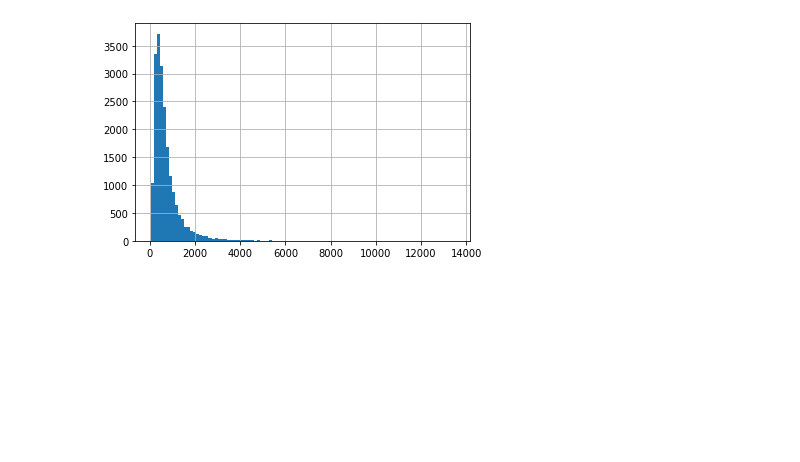
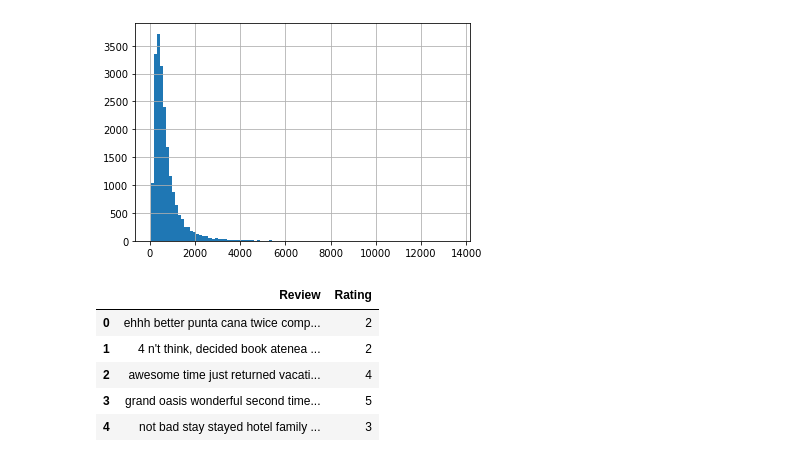
Before and after one commit to Inventrohyder/ailab-review_sentiment, a Jupyter notebook: analysis.ipynb, the cells around one changed output. Drawn from its saved outputs; the diff is of its cells as text; code cells hidden in the pictures; blank space fills up the shorter version.

```diff
--- a/analysis.ipynb
+++ b/analysis.ipynb
@@ -30,3 +31,21 @@ df['Length'].hist(bins=100)
 # %% [output]
 <AxesSubplot:>
 [figure]
+# %%
+sentences = list(df['Review'])
+labels = list(df['Rating'])
+
+X_train, X_test, y_train, y_test = train_test_split(sentences, labels, random_state=0)
+
+df_test = pd.DataFrame({
+    'Review': X_test,
+    'Rating': y_test
+})
+df_test.head()
+# %% [output]
+|  | Review | Rating |
+| 0 | ehhh better punta cana twice comp... | 2 |
+| 1 | 4 n't think, decided book atenea ... | 2 |
+| 2 | awesome time just returned vacati... | 4 |
+| 3 | grand oasis wonderful second time... | 5 |
+| 4 | not bad stay stayed hotel family ... | 3 |
```
Also changed, not shown: parts of 6 cells of this notebook, 4 other files.
